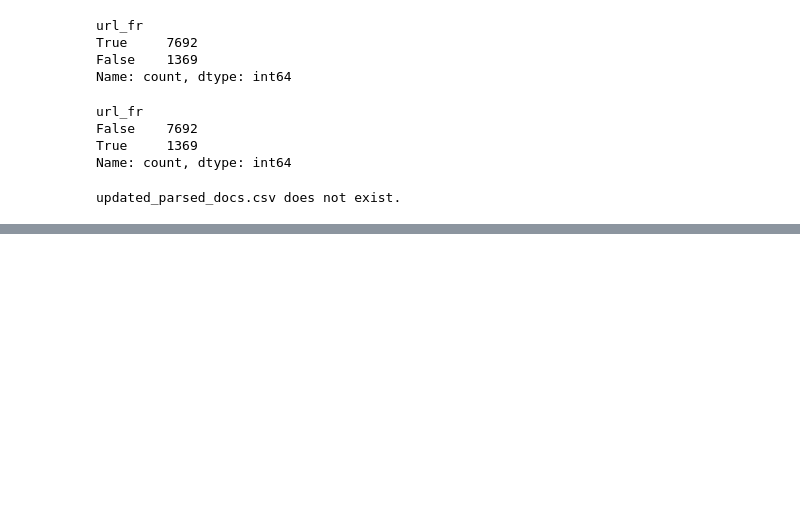
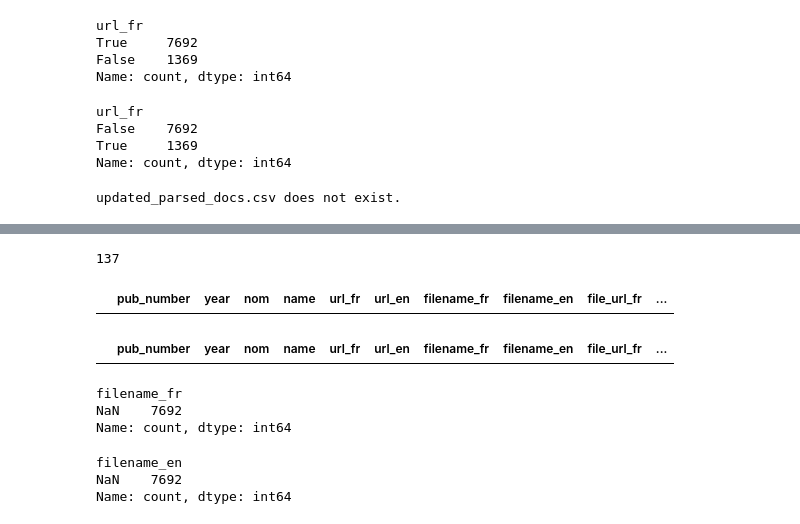
Before and after one commit to KevinCarr42/AI-Translation, a Jupyter notebook: fr_eng_correlation_bs4.ipynb, the cells around one changed output, grey strips where cells are left out. Saved outputs shown, nothing was run; the diff lists cells and outputs as text; code cells hidden in the pictures; blank space fills up the shorter version.

```diff
--- a/fr_eng_correlation_bs4.ipynb
+++ b/fr_eng_correlation_bs4.ipynb
@@ -230,0 +350,4 @@ if save_batch:
+# %%
+for link in pdf_links_from_errors.values():
+    if not link.endswith('pdf'):
+        print(f'not a pdf: {link}')
@@ -230,0 +385,8 @@ if save_batch:
+# %%
+# 137 pdf url still missing
+len(new_errors)
+# %% [output]
+137
+# %%
+still_missing_df = combined_df[(combined_df['file_url_fr'].isnull() | combined_df['file_url_en'].isnull()) & ~(combined_df['url_fr'].str.contains('withdrawn'))].copy()
+url_still_missing = still_missing_df.url_en.to_list() + still_missing_df.url_fr.to_list()
@@ -230,0 +459,5 @@ if save_batch:
+# %%
+# all links accounted for, or withdrawn
+combined_df[(combined_df['file_url_fr'].isnull() | combined_df['file_url_en'].isnull()) & ~(combined_df['url_fr'].str.contains('withdrawn'))]
+# %% [output]
+|  | pub_number | year | nom | name | url_fr | url_en | filename_fr | filename_en | file_url_fr | ... |
@@ -230,0 +467,5 @@ if save_batch:
+# %%
+# all file url links complete
+combined_df[combined_df['file_url_fr'].isnull() | combined_df['file_url_en'].isnull()]
+# %% [output]
+|  | pub_number | year | nom | name | url_fr | url_en | filename_fr | filename_en | file_url_fr | ... |
@@ -230,0 +476,12 @@ if save_batch:
+# %%
+combined_df[combined_df.pdf_fr != combined_df.filename_fr]['filename_fr'].value_counts(dropna=False)
+# %% [output]
+filename_fr
+NaN    7692
+Name: count, dtype: int64
+# %%
+combined_df[combined_df.pdf_en != combined_df.filename_en]['filename_en'].value_counts(dropna=False)
+# %% [output]
+filename_en
+NaN    7692
+Name: count, dtype: int64
```
Also changed, not shown: parts of 34 cells of this notebook, 2 other files.
